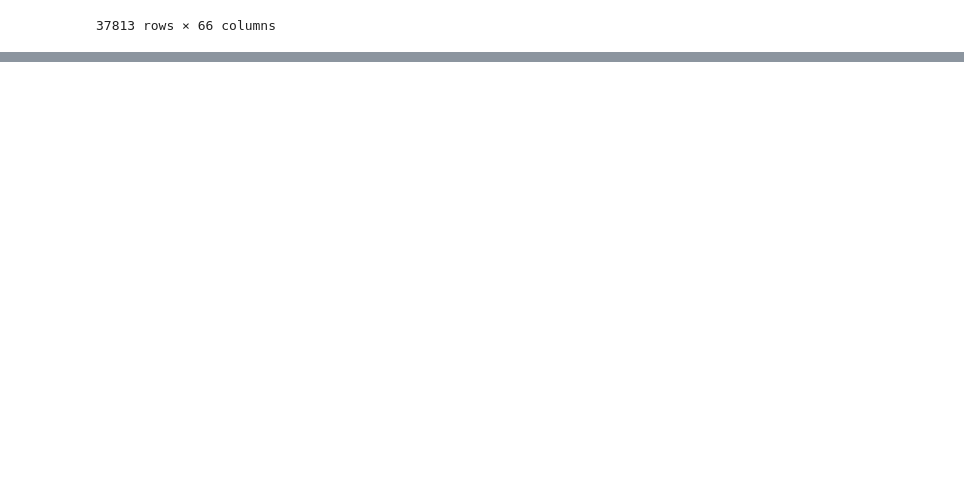
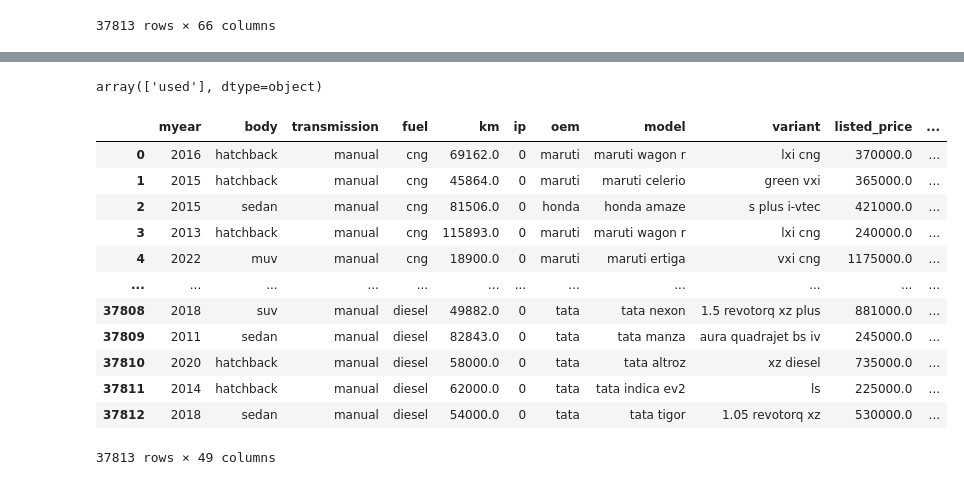
Before and after one commit to NoviceKim/machine-learning, a Jupyter notebook: c_regression/regression_project/used_car_regression.ipynb, the cells around one changed output, grey strips where cells are left out. Saved outputs shown, nothing was run; the diff lists cells and outputs as text; code cells hidden in the pictures; blank space fills up the shorter version.

Commit message:
car price regression in progress

```diff
--- a/c_regression/regression_project/used_car_regression.ipynb
+++ b/c_regression/regression_project/used_car_regression.ipynb
@@ -113,4 +86,0 @@ array(['Gomti Nagar', 'Borivali West', 'JASOLA', ..., 'kothrud',
-# %%
-# pre_c_df에 존재하는 loc 값들 중 cd_df에도 포함된 행들만 유지한 다음 인덱스 초기화
-pre_c_df = pre_c_df[pre_c_df['loc'].isin(cd_df.loc[:, 'loc'].values)].reset_index(drop=True)
-pre_c_df
@@ -153,0 +123,26 @@ memory usage: 18.1+ MB
+# %%
+pre_c_df['model_type_new'].unique()
+# %% [output]
+array(['used'], dtype=object)
+# %%
+# 불필요한 컬럼들 삭제
+columns = ['usedCarSkuId', 'loc', 'images', 'imgCount', 'threesixty', 'dvn', 'City',
+           'top_features', 'comfort_features', 'interior_features', 'exterior_features',
+           'safety_features', 'Color', 'Valve Configuration', 'model_type_new', 'state', 'exterior_color']
+
+pre_c_df = pre_c_df.drop(labels=columns, axis=1)
+pre_c_df
+# %% [output]
+|  | myear | body | transmission | fuel | km | ip | oem | model | variant | listed_price | ... |
+| 0 | 2016 | hatchback | manual | cng | 69162.0 | 0 | maruti | maruti wagon r | lxi cng | 370000.0 | ... |
+| 1 | 2015 | hatchback | manual | cng | 45864.0 | 0 | maruti | maruti celerio | green vxi | 365000.0 | ... |
+| 2 | 2015 | sedan | manual | cng | 81506.0 | 0 | honda | honda amaze | s plus i-vtec | 421000.0 | ... |
+| 3 | 2013 | hatchback | manual | cng | 115893.0 | 0 | maruti | maruti wagon r | lxi cng | 240000.0 | ... |
+| 4 | 2022 | muv | manual | cng | 18900.0 | 0 | maruti | maruti ertiga | vxi cng | 1175000.0 | ... |
+| ... | ... | ... | ... | ... | ... | ... | ... | ... | ... | ... | ... |
+| 37808 | 2018 | suv | manual | diesel | 49882.0 | 0 | tata | tata nexon | 1.5 revotorq xz plus | 881000.0 | ... |
+| 37809 | 2011 | sedan | manual | diesel | 82843.0 | 0 | tata | tata manza | aura quadrajet bs iv | 245000.0 | ... |
+| 37810 | 2020 | hatchback | manual | diesel | 58000.0 | 0 | tata | tata altroz | xz diesel | 735000.0 | ... |
+| 37811 | 2014 | hatchback | manual | diesel | 62000.0 | 0 | tata | tata indica ev2 | ls | 225000.0 | ... |
+| 37812 | 2018 | sedan | manual | diesel | 54000.0 | 0 | tata | tata tigor | 1.05 revotorq xz | 530000.0 | ... |
+37813 rows × 49 columns
```
Also changed, not shown: parts of 12 cells of this notebook.
